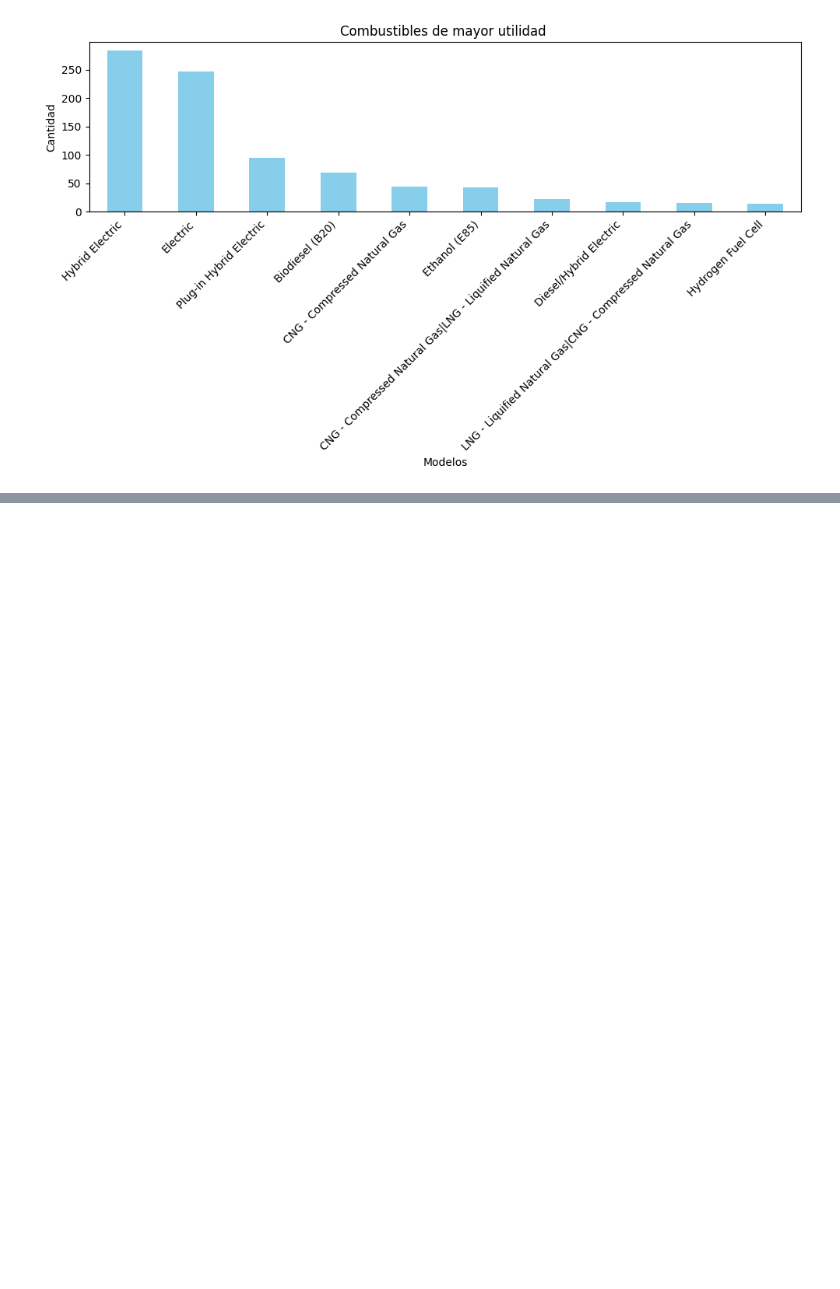
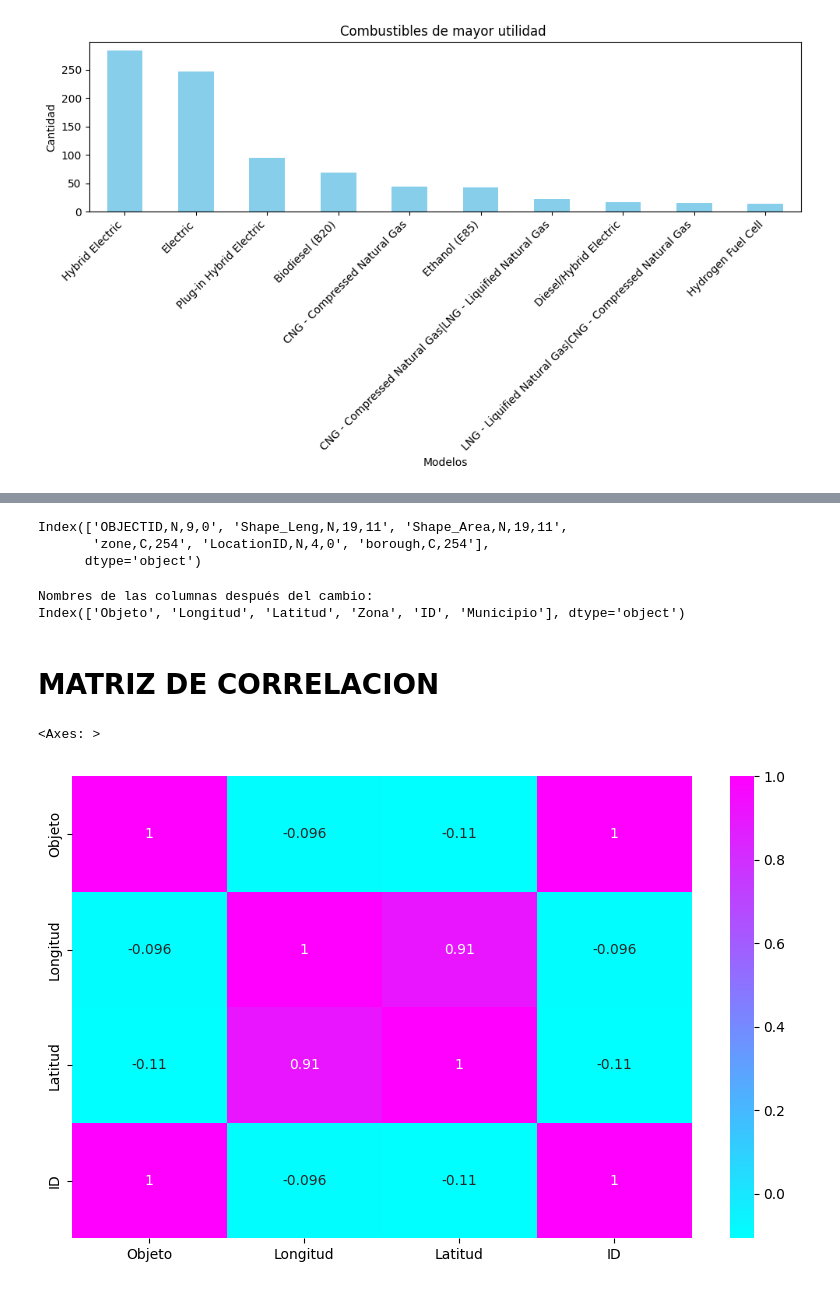
Before and after one commit to alanguev1/proyecto-final, a Jupyter notebook: Eda_preliminar.ipynb, the cells around one changed output, grey strips where cells are left out. Cells and saved outputs as stored; diff of their text form; code cells hidden in the pictures; blank space fills up the shorter version.

```diff
--- a/Eda_preliminar.ipynb
+++ b/Eda_preliminar.ipynb
@@ -1287,0 +1295,5 @@ plt.show()
+# %%
+# Ruta completa del archivo CSV
+archivo_csv = 'taxi_zones.csv'
+ruta_df_alternative = os.path.join(ruta_colab, archivo_csv)
+df = pd.read_csv(ruta_df_alternative)
@@ -1287,0 +1365,27 @@ plt.show()
+# %%
+print(df.columns)
+# %% [output]
+Index(['OBJECTID,N,9,0', 'Shape_Leng,N,19,11', 'Shape_Area,N,19,11',
+       'zone,C,254', 'LocationID,N,4,0', 'borough,C,254'],
+      dtype='object')
+# %%
+# Definir los nuevos nombres de las columnas
+nuevos_nombres = {'OBJECTID,N,9,0': 'Objeto',
+                  'Shape_Leng,N,19,11': 'Longitud',
+                  'Shape_Area,N,19,11': 'Latitud',
+                  'zone,C,254': 'Zona',
+                  'LocationID,N,4,0': 'ID',
+                  'borough,C,254': 'Municipio'}
+
+# Renombrar las columnas
+df = df.rename(columns=nuevos_nombres)
+
+# Mostrar los nombres de las columnas después del cambio
+print("Nombres de las columnas después del cambio:")
+print(df.columns)
+# %% [output]
+Nombres de las columnas después del cambio:
+Index(['Objeto', 'Longitud', 'Latitud', 'Zona', 'ID', 'Municipio'], dtype='object')
+# %%
+#variables numéricas
+df_numericas = df.select_dtypes(include=['int', 'float'])
@@ -1287,0 +1395,12 @@ plt.show()
+# %% [markdown]
+# MATRIZ DE CORRELACION
+# %%
+# Calcula la matriz de correlación entre las variables numéricas
+matriz_correlacion = df_numericas.corr()
+
+# Crea un mapa de calor utilizando seaborn
+plt.figure(figsize=(10, 6))
+sns.heatmap(matriz_correlacion, annot=True, cmap='cool')
+# %% [output]
+<Axes: >
+[figure, added]
```
Also changed, not shown: parts of 27 cells of this notebook.
